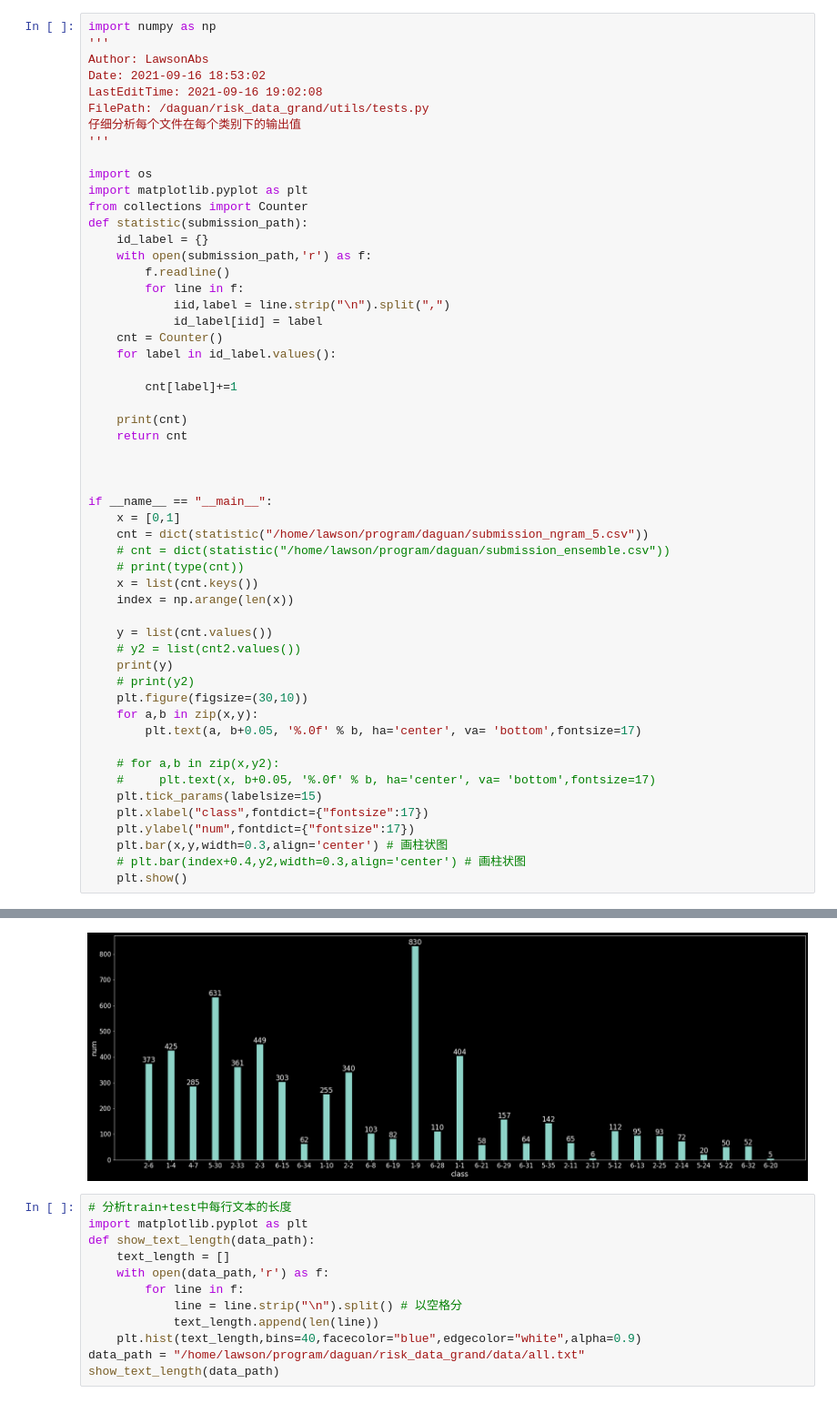
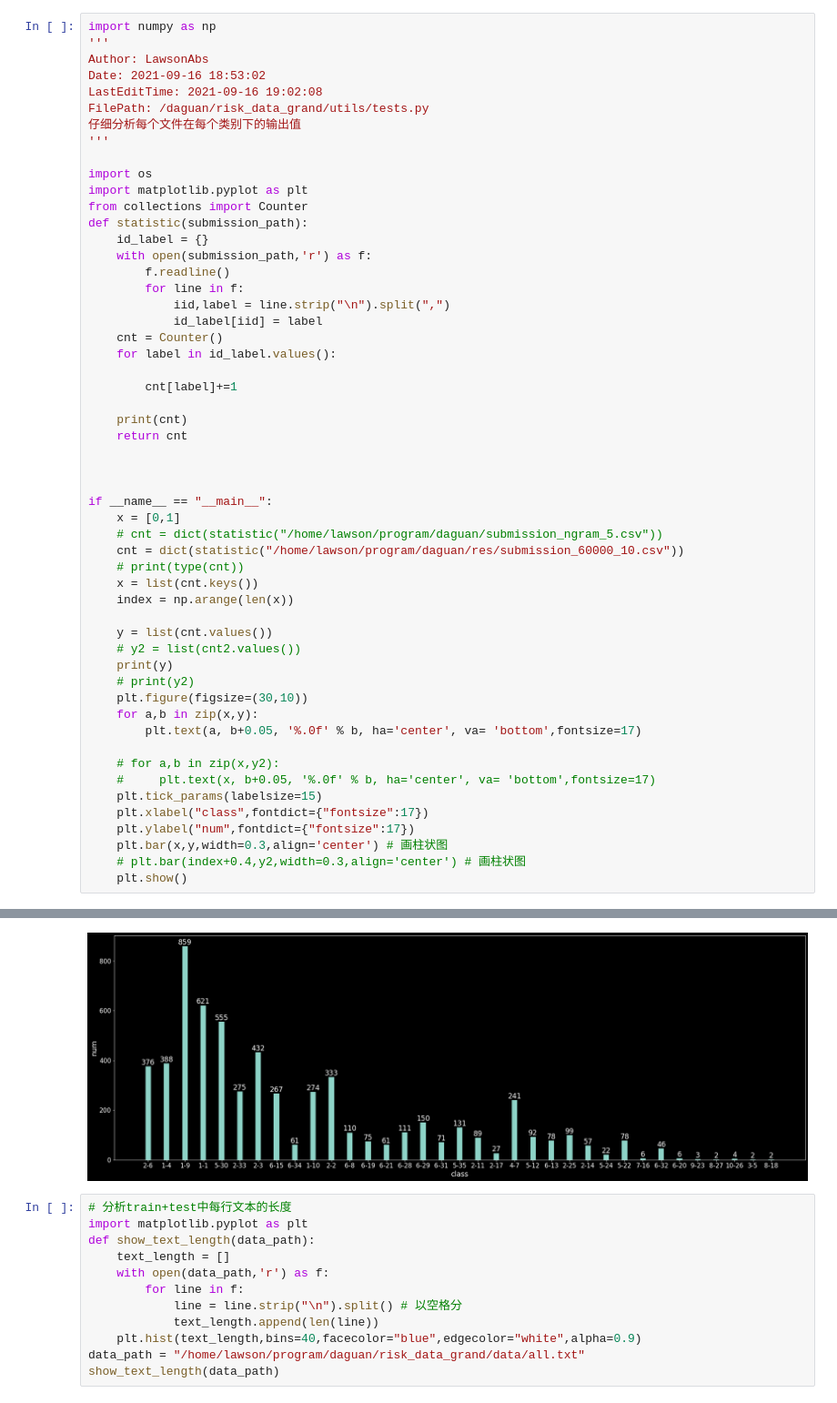
Before and after one commit to LawsonAbs/daguan, a Jupyter notebook: risk_data_grand/utils/show.ipynb, the cells around one changed output, grey strips where cells are left out. Shown at 91% size. Drawn from its saved outputs; the diff is of its cells as text.

```diff
--- a/risk_data_grand/utils/show.ipynb
+++ b/risk_data_grand/utils/show.ipynb
@@ -30,8 +30,8 @@ def statistic(submission_path):
 
 if __name__ == "__main__":
     x = [0,1]
-    cnt = dict(statistic("/home/lawson/program/daguan/submission_ngram_5.csv"))
-    # cnt = dict(statistic("/home/lawson/program/daguan/submission_ensemble.csv"))
+    # cnt = dict(statistic("/home/lawson/program/daguan/submission_ngram_5.csv"))
+    cnt = dict(statistic("/home/lawson/program/daguan/res/submission_60000_10.csv"))
     # print(type(cnt))
     x = list(cnt.keys())
     index = np.arange(len(x))
@@ -58,4 +58,4 @@ Counter({'1-9': 830, '5-30': 631, '2-3': 449, '1-4': 425, '1-1': 404, '2-6': 373
-[figure, old version]
+[figure, new version]
 # %%
 # 分析train+test中每行文本的长度
 import matplotlib.pyplot as plt
```
Also changed, not shown: parts of 1 cell of this notebook.
